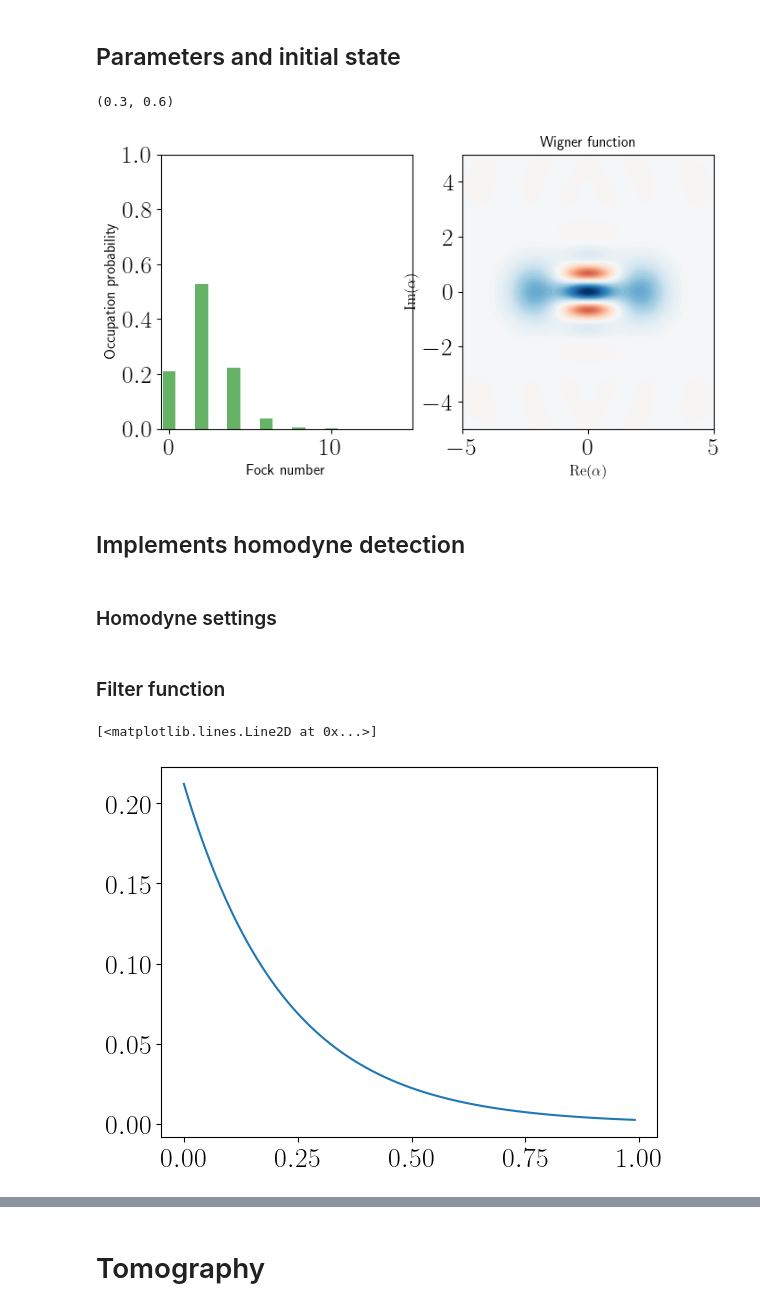
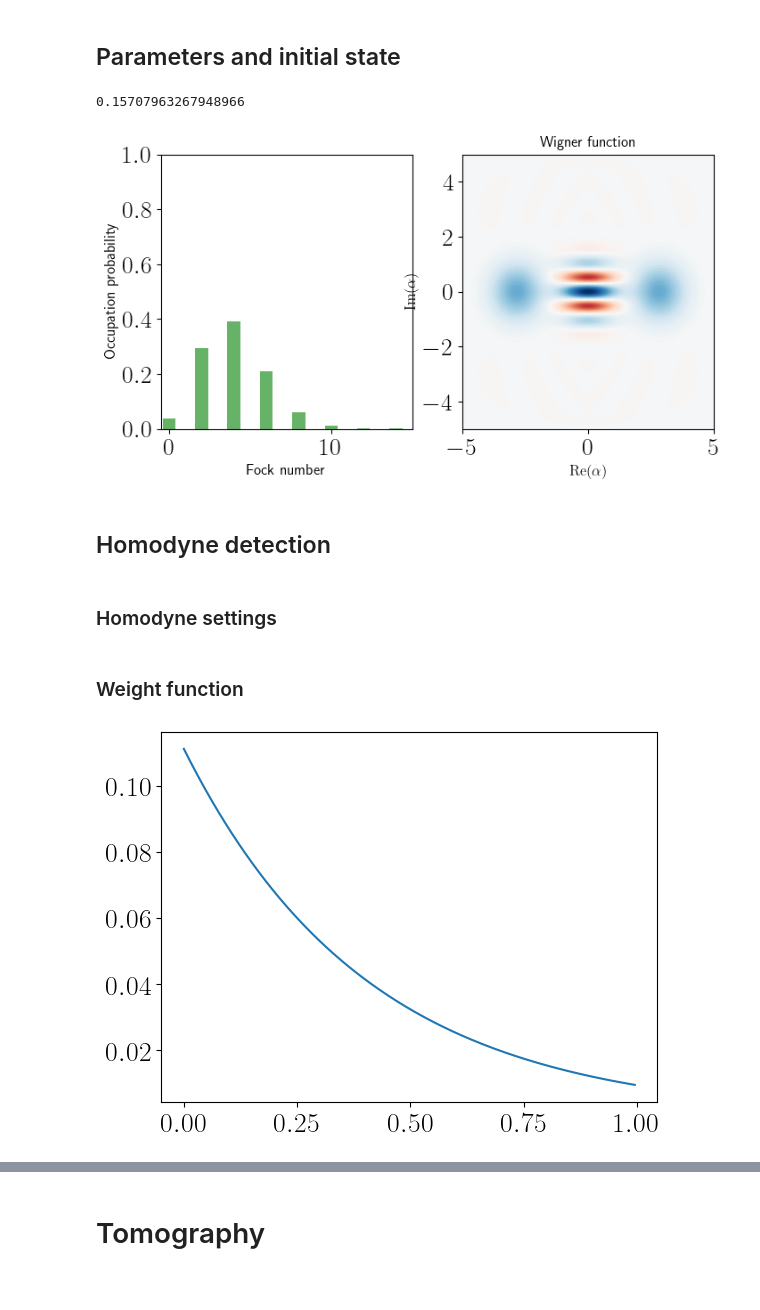
Before and after one commit to ingstra/qubitdyne, a Jupyter notebook: Digital homodyne detection and cvx tomography.ipynb, the cells around one changed output, grey strips where cells are left out. Saved outputs shown, nothing was run; the diff lists cells and outputs as text; code cells hidden in the pictures.

Commit message:
Convex tomography for digital homodyne detection

```diff
--- a/Digital homodyne detection and cvx tomography.ipynb
+++ b/Digital homodyne detection and cvx tomography.ipynb
@@ -53,40 +59,40 @@ def U_gint(gint):
 ## Parameters and initial state
 # %%
 # number of qubit measurements per trajectory
-Nmeas = 100
+Nmeas = 200
 
 # number of trajectories
 Ntrajs = 1000
 
 # interaction strength
-g = 3
-delta_t = 0.01
+g = 4 # MHz
+delta_t = 0.005 # µs
 
-gamma = g**2
+gamma = g**2  # effective decay rate given by squared physical coupling strength
 
 # effective interaction strength
 gint = np.sqrt(gamma*delta_t)
-# initialize state
 
 
+# "manually" set interaction strength
+gint = 0.1*np.pi/2 # 0.1 SWAP
 
-#initial_cavity = (fock(N,0) + fock(N,4)).unit()
-alphain = 1.5
+
+# set initial cavity state
+alphain = 2
 initial_cavity = (coherent(N, alphain) + coherent(N,-alphain)).unit()
 
-#initial_cavity = coherent(N,alphain)
-
+# initial state, qubit in ground state
 psi0 = tensor(initial_cavity, basis(2,0))
 
 
 plot_wigner_fock_distribution(initial_cavity, alpha_max=5)
-
-gint, 2*gint
+gint
 # %% [output]
-(0.3, 0.6)
+0.15707963267948966
-[figure, old version]
+[figure, new version]
 # %% [markdown]
-## Implements homodyne detection
+## Homodyne detection
 # %% [markdown]
 ### Homodyne settings
 # %%
@@ -99,18 +105,14 @@ Nbins = 30 # number of histogram bins
 L = 5  # bin edge limit
 dx =  2*L/Nbins # bin width
 # %% [markdown]
-### Filter function
+### Weight function
 # %%
 # weight measurement results with exponential filter
 nsteps = np.linspace(0,Nmeas-1,Nmeas)
 
 weights=(gint/np.sqrt(2))*np.exp(-nsteps*(gint**2/2))
-#weights /= sum(weights**2)
 
-#weights = weights / np.trapz(weights**2, dx=delta_t)
-
-plt.plot(delta_t*nsteps, weights)
+plt.plot(delta_t*nsteps, weights);
 # %% [output]
-[<matplotlib.lines.Line2D at 0x...>]
-[figure, old version]
+[figure, new version]
 # %% [markdown]
```
Also changed, not shown: parts of 10 cells of this notebook.
